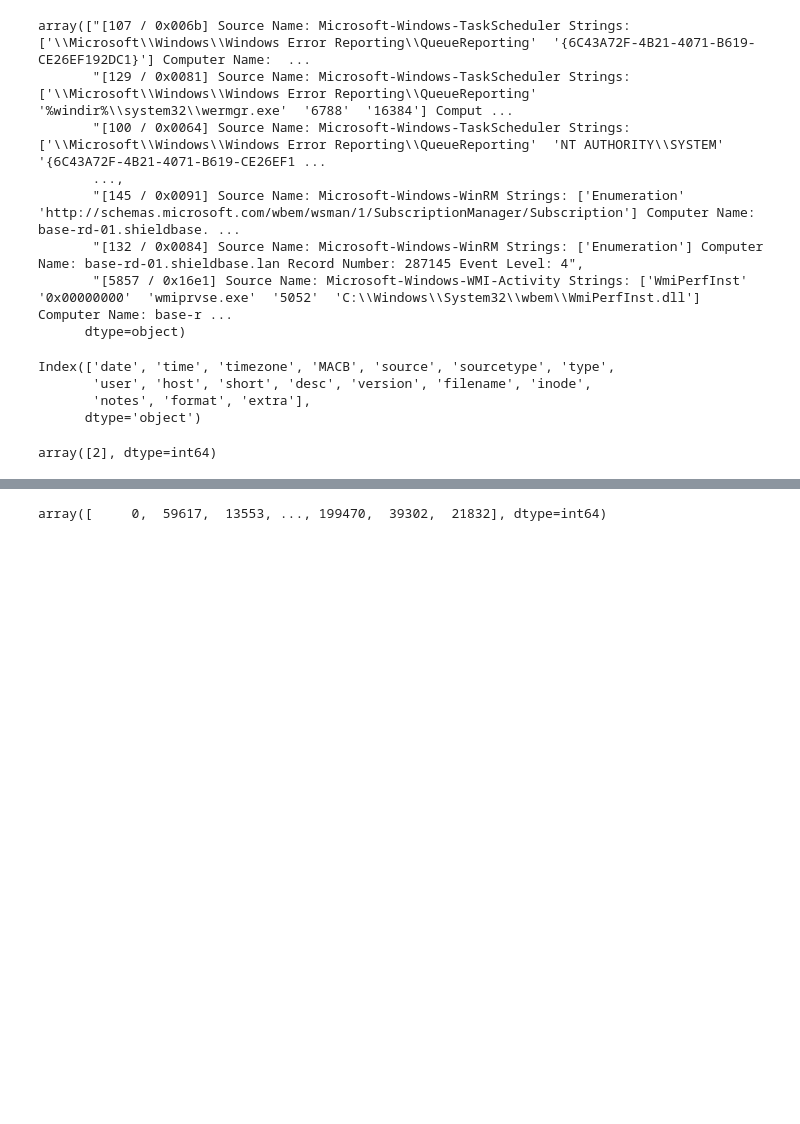
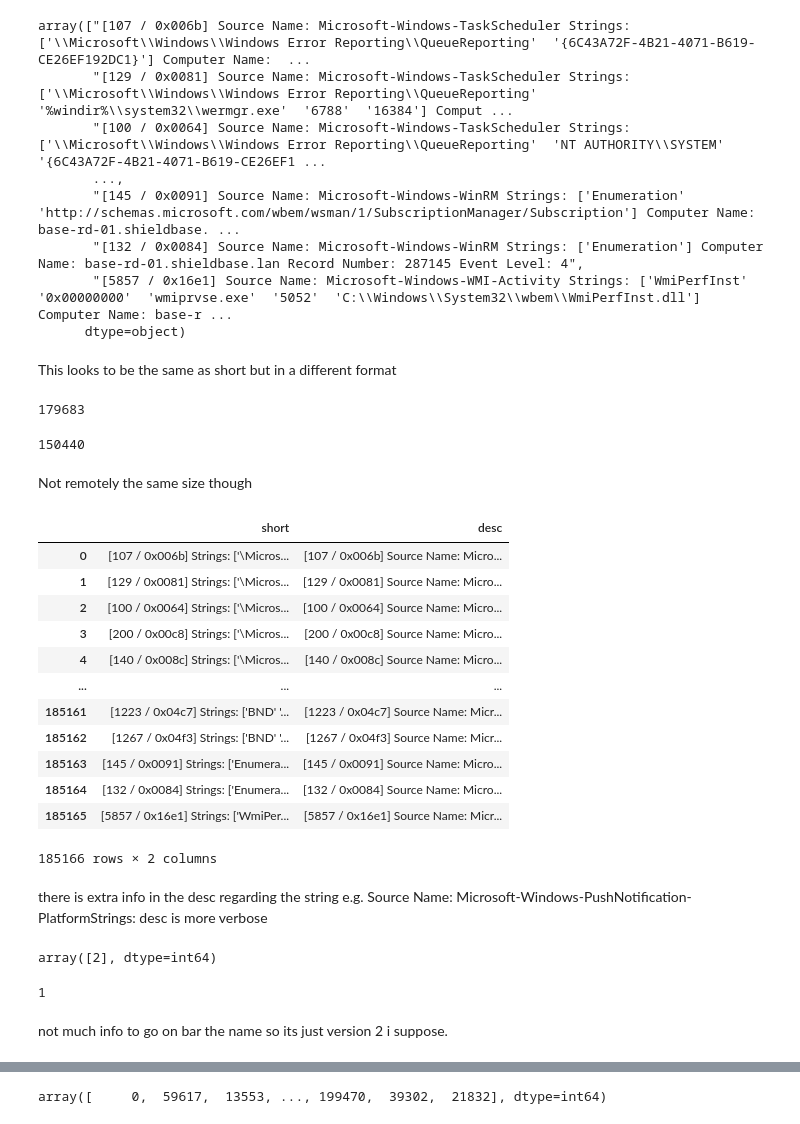
Before and after one commit to Osheah/analyse-data, a Jupyter notebook: analyse-data.ipynb, the cells around one changed output, grey strips where cells are left out. Saved outputs shown, nothing was run; the diff lists cells and outputs as text; code cells hidden in the pictures; blank space fills up the shorter version.

```diff
--- a/analyse-data.ipynb
+++ b/analyse-data.ipynb
@@ -154,17 +321,46 @@ array(["[107 / 0x006b] Source Name: Microsoft-Windows-TaskScheduler Strings: ['\
        "[132 / 0x0084] Source Name: Microsoft-Windows-WinRM Strings: ['Enumeration'] Computer Name: base-rd-01.shieldbase.lan Record Number: 287145 Event Level: 4",
        "[5857 / 0x16e1] Source Name: Microsoft-Windows-WMI-Activity Strings: ['WmiPerfInst'  '0x00000000'  'wmiprvse.exe'  '5052'  'C:\\Windows\\System32\\wbem\\WmiPerfInst.dll'] Computer Name: base-r ...
       dtype=object)
-# %%
-df.columns
-# %% [output]
-Index(['date', 'time', 'timezone', 'MACB', 'source', 'sourcetype', 'type',
-       'user', 'host', 'short', 'desc', 'version', 'filename', 'inode',
-       'notes', 'format', 'extra'],
-      dtype='object')
+# %% [markdown]
+This looks to be the same as short but in a different format
+# %%
+df.desc.nunique()
+# %% [output]
+179683
+# %%
+df.desc.nunique()-df.short.nunique()
+# %% [output]
+150440
+# %% [markdown]
+Not remotely the same size though
+# %%
+df[['short', 'desc']]
+# %% [output]
+|  | short | desc |
+| 0 | [107 / 0x006b] Strings: ['\Micros... | [107 / 0x006b] Source Name: Micro... |
+| 1 | [129 / 0x0081] Strings: ['\Micros... | [129 / 0x0081] Source Name: Micro... |
+| 2 | [100 / 0x0064] Strings: ['\Micros... | [100 / 0x0064] Source Name: Micro... |
+| 3 | [200 / 0x00c8] Strings: ['\Micros... | [200 / 0x00c8] Source Name: Micro... |
+| 4 | [140 / 0x008c] Strings: ['\Micros... | [140 / 0x008c] Source Name: Micro... |
+| ... | ... | ... |
+| 185161 | [1223 / 0x04c7] Strings: ['BND' '... | [1223 / 0x04c7] Source Name: Micr... |
+| 185162 | [1267 / 0x04f3] Strings: ['BND' '... | [1267 / 0x04f3] Source Name: Micr... |
+| 185163 | [145 / 0x0091] Strings: ['Enumera... | [145 / 0x0091] Source Name: Micro... |
+| 185164 | [132 / 0x0084] Strings: ['Enumera... | [132 / 0x0084] Source Name: Micro... |
+| 185165 | [5857 / 0x16e1] Strings: ['WmiPer... | [5857 / 0x16e1] Source Name: Micr... |
+185166 rows × 2 columns
+# %% [markdown]
+there is extra info in the desc regarding the string e.g. Source Name: Microsoft-Windows-PushNotification-PlatformStrings: desc is more verbose
 # %%
 df.version.unique()
 # %% [output]
 array([2], dtype=int64)
+# %%
+df.version.nunique()
+# %% [output]
+1
+# %% [markdown]
+not much info to go on bar the name so its just version 2 i suppose.
 # %%
 df.filename.unique()
 # %% [output]
```
Also changed, not shown: parts of 137 cells of this notebook.
